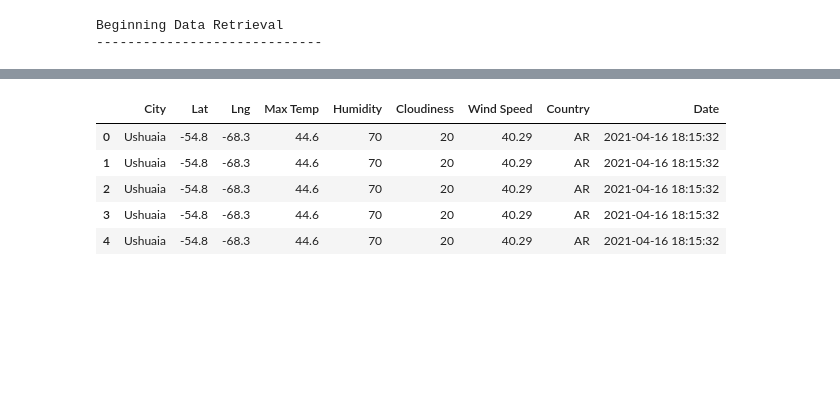
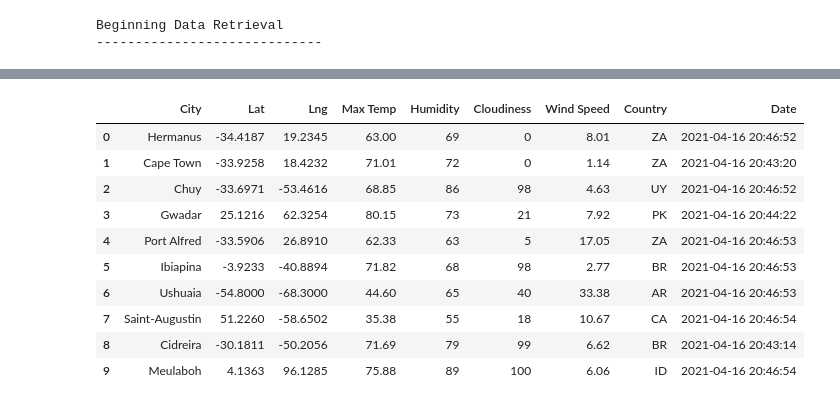
Before and after one commit to watchdog02/World_Weather_Analysis, a Jupyter notebook: WeatherPy.ipynb, the cells around one changed output, grey strips where cells are left out. Drawn from its saved outputs; the diff is of its cells as text; code cells hidden in the pictures; blank space fills up the shorter version.

Commit message:
Updated gitignore, created weather_data folder, and WeatherPy

```diff
--- a/WeatherPy.ipynb
+++ b/WeatherPy.ipynb
@@ -79,11 +59,11 @@ for i in range(len(cities)):
     city_url= url + "&q=" + cities[i]
 # %%
 # Loop through all the cities in the list.
-for i, cities in enumerate(cities):
+for i, city in enumerate(cities):
     # Group cities in sets of 50 for loggin purposes
-    if (i % 50 ==0 and i>=50):
+    if (i % 50 == 0 and i >= 50):
         set_count += 1
-        record_count =1
+        record_count = 1
     # Create endpoint URL with each city
     city_url= url + "&q=" + city.replace(" ","+")
     # Log the URL, record, and set numbers and the city
@@ -131,11 +119,16 @@ Data Retrieval Complete
 # %%
 # Convert the array of dictionaries to a Pandas DataFrame
 city_data_df= pd.DataFrame(city_data)
-city_data_df.head()
+city_data_df.head(10)
 # %% [output]
 |  | City | Lat | Lng | Max Temp | Humidity | Cloudiness | Wind Speed | Country | Date |
-| 0 | Ushuaia | -54.8 | -68.3 | 44.6 | 70 | 20 | 40.29 | AR | 2021-04-16 18:15:32 |
-| 1 | Ushuaia | -54.8 | -68.3 | 44.6 | 70 | 20 | 40.29 | AR | 2021-04-16 18:15:32 |
-| 2 | Ushuaia | -54.8 | -68.3 | 44.6 | 70 | 20 | 40.29 | AR | 2021-04-16 18:15:32 |
-| 3 | Ushuaia | -54.8 | -68.3 | 44.6 | 70 | 20 | 40.29 | AR | 2021-04-16 18:15:32 |
-| 4 | Ushuaia | -54.8 | -68.3 | 44.6 | 70 | 20 | 40.29 | AR | 2021-04-16 18:15:32 |
+| 0 | Hermanus | -34.4187 | 19.2345 | 63.00 | 69 | 0 | 8.01 | ZA | 2021-04-16 20:46:52 |
+| 1 | Cape Town | -33.9258 | 18.4232 | 71.01 | 72 | 0 | 1.14 | ZA | 2021-04-16 20:43:20 |
+| 2 | Chuy | -33.6971 | -53.4616 | 68.85 | 86 | 98 | 4.63 | UY | 2021-04-16 20:46:52 |
+| 3 | Gwadar | 25.1216 | 62.3254 | 80.15 | 73 | 21 | 7.92 | PK | 2021-04-16 20:44:22 |
+| 4 | Port Alfred | -33.5906 | 26.8910 | 62.33 | 63 | 5 | 17.05 | ZA | 2021-04-16 20:46:53 |
+| 5 | Ibiapina | -3.9233 | -40.8894 | 71.82 | 68 | 98 | 2.77 | BR | 2021-04-16 20:46:53 |
+| 6 | Ushuaia | -54.8000 | -68.3000 | 44.60 | 65 | 40 | 33.38 | AR | 2021-04-16 20:46:53 |
+| 7 | Saint-Augustin | 51.2260 | -58.6502 | 35.38 | 55 | 18 | 10.67 | CA | 2021-04-16 20:46:54 |
+| 8 | Cidreira | -30.1811 | -50.2056 | 71.69 | 79 | 99 | 6.62 | BR | 2021-04-16 20:43:14 |
+| 9 | Meulaboh | 4.1363 | 96.1285 | 75.88 | 89 | 100 | 6.06 | ID | 2021-04-16 20:46:54 |
```
Also changed, not shown: parts of 6 cells of this notebook, 2 other files.
